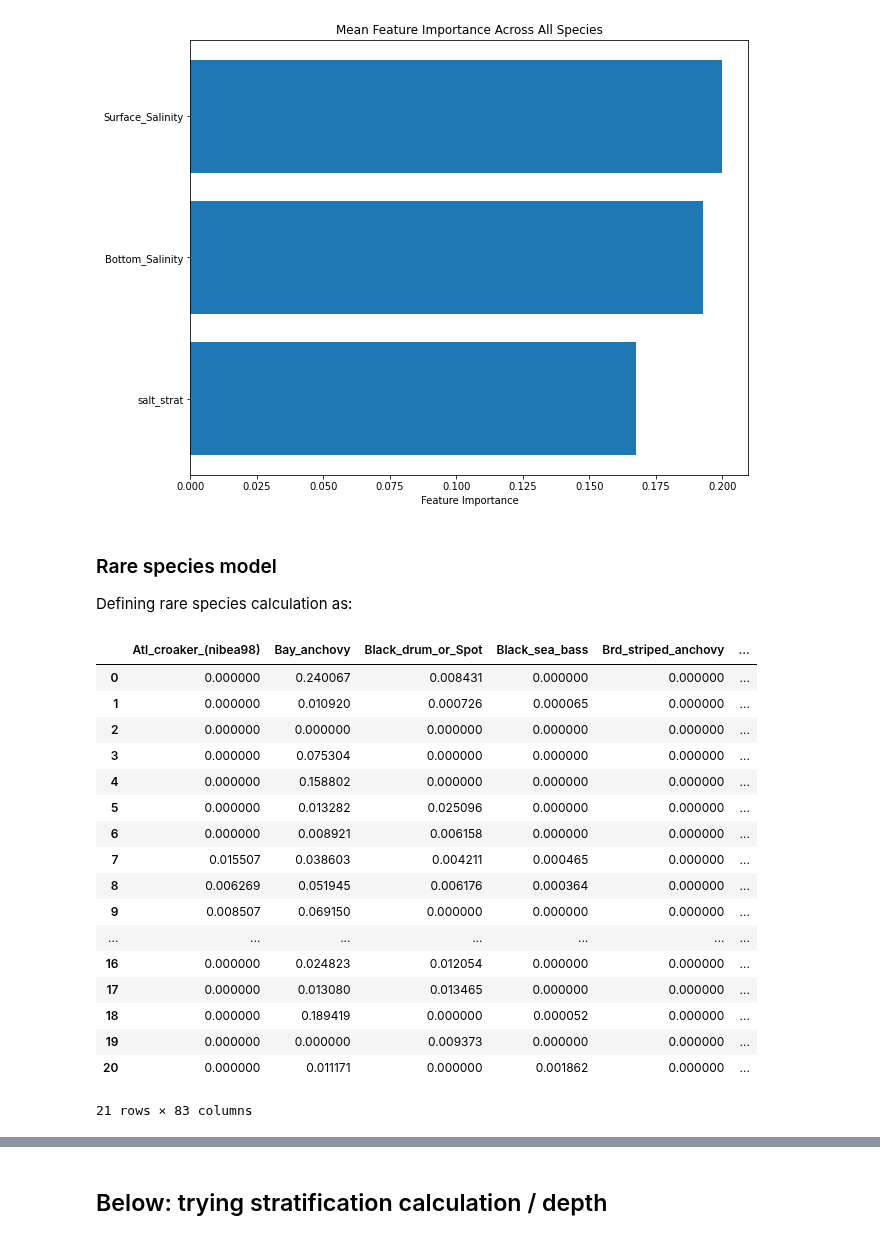
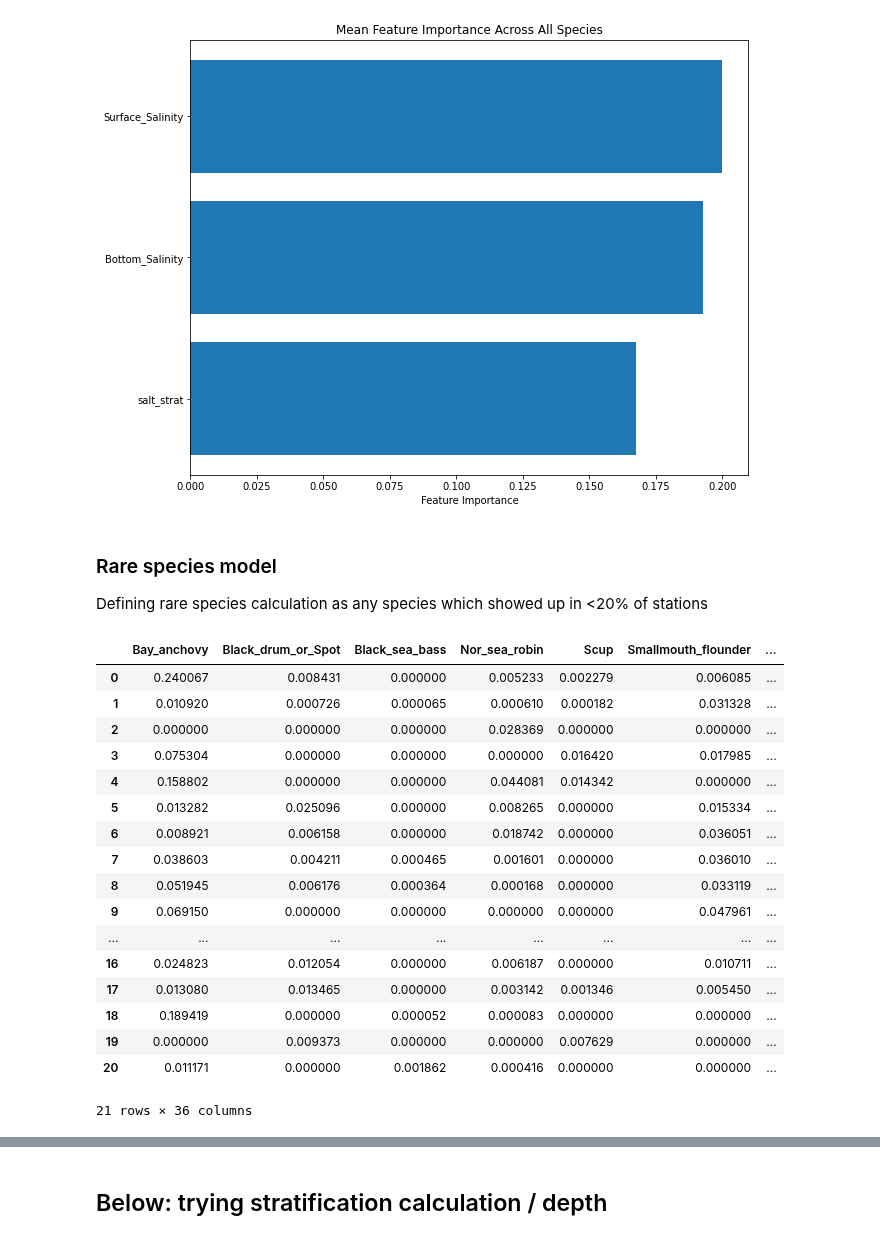
Before and after one commit to henrysun9074/fishics, a Jupyter notebook: models/q2a_doppio.ipynb, the cells around one changed output, grey strips where cells are left out. Saved outputs shown, nothing was run; the diff lists cells and outputs as text; code cells hidden in the pictures.

```diff
--- a/models/q2a_doppio.ipynb
+++ b/models/q2a_doppio.ipynb
@@ -268,25 +268,34 @@ plt.show()
 # %% [markdown]
 ### Rare species model
 
-Defining rare species calculation as:
+Defining rare species calculation as any species which showed up in <20% of stations
-# %%
-ml_df
-# %% [output]
-|  | Atl_croaker_(nibea98) | Bay_anchovy | Black_drum_or_Spot | Black_sea_bass | Brd_striped_anchovy | ... |
-| 0 | 0.000000 | 0.240067 | 0.008431 | 0.000000 | 0.000000 | ... |
-| 1 | 0.000000 | 0.010920 | 0.000726 | 0.000065 | 0.000000 | ... |
-| 2 | 0.000000 | 0.000000 | 0.000000 | 0.000000 | 0.000000 | ... |
-| 3 | 0.000000 | 0.075304 | 0.000000 | 0.000000 | 0.000000 | ... |
-| 4 | 0.000000 | 0.158802 | 0.000000 | 0.000000 | 0.000000 | ... |
-| 5 | 0.000000 | 0.013282 | 0.025096 | 0.000000 | 0.000000 | ... |
-| 6 | 0.000000 | 0.008921 | 0.006158 | 0.000000 | 0.000000 | ... |
-| 7 | 0.015507 | 0.038603 | 0.004211 | 0.000465 | 0.000000 | ... |
-| 8 | 0.006269 | 0.051945 | 0.006176 | 0.000364 | 0.000000 | ... |
-| 9 | 0.008507 | 0.069150 | 0.000000 | 0.000000 | 0.000000 | ... |
-| ... | ... | ... | ... | ... | ... | ... |
-| 16 | 0.000000 | 0.024823 | 0.012054 | 0.000000 | 0.000000 | ... |
-| 17 | 0.000000 | 0.013080 | 0.013465 | 0.000000 | 0.000000 | ... |
-| 18 | 0.000000 | 0.189419 | 0.000000 | 0.000052 | 0.000000 | ... |
-| 19 | 0.000000 | 0.000000 | 0.009373 | 0.000000 | 0.000000 | ... |
-| 20 | 0.000000 | 0.011171 | 0.000000 | 0.001862 | 0.000000 | ... |
-21 rows × 83 columns
+# %%
+threshold = len(ml_df) * 0.2
+
+# Count the non-zero occurrences of each species
+species_columns = ml_df.columns[:-10]  # Adjust the slice to exclude non-species columns if needed
+species_counts = (ml_df[species_columns] > 0).sum()
+filtered_species = species_counts[species_counts >= threshold].index
+filtered_df = ml_df[filtered_species]
+non_species_columns = df.columns[-10:]  # Adjust this if the non-species columns are at the end
+filtered_df = pd.concat([filtered_df, df[non_species_columns]], axis=1)
+filtered_df
+# %% [output]
+|  | Bay_anchovy | Black_drum_or_Spot | Black_sea_bass | Nor_sea_robin | Scup | Smallmouth_flounder | ... |
+| 0 | 0.240067 | 0.008431 | 0.000000 | 0.005233 | 0.002279 | 0.006085 | ... |
+| 1 | 0.010920 | 0.000726 | 0.000065 | 0.000610 | 0.000182 | 0.031328 | ... |
+| 2 | 0.000000 | 0.000000 | 0.000000 | 0.028369 | 0.000000 | 0.000000 | ... |
+| 3 | 0.075304 | 0.000000 | 0.000000 | 0.000000 | 0.016420 | 0.017985 | ... |
+| 4 | 0.158802 | 0.000000 | 0.000000 | 0.044081 | 0.014342 | 0.000000 | ... |
+| 5 | 0.013282 | 0.025096 | 0.000000 | 0.008265 | 0.000000 | 0.015334 | ... |
+| 6 | 0.008921 | 0.006158 | 0.000000 | 0.018742 | 0.000000 | 0.036051 | ... |
+| 7 | 0.038603 | 0.004211 | 0.000465 | 0.001601 | 0.000000 | 0.036010 | ... |
+| 8 | 0.051945 | 0.006176 | 0.000364 | 0.000168 | 0.000000 | 0.033119 | ... |
+| 9 | 0.069150 | 0.000000 | 0.000000 | 0.000000 | 0.000000 | 0.047961 | ... |
+| ... | ... | ... | ... | ... | ... | ... | ... |
+| 16 | 0.024823 | 0.012054 | 0.000000 | 0.006187 | 0.000000 | 0.010711 | ... |
+| 17 | 0.013080 | 0.013465 | 0.000000 | 0.003142 | 0.001346 | 0.005450 | ... |
+| 18 | 0.189419 | 0.000000 | 0.000052 | 0.000083 | 0.000000 | 0.000000 | ... |
+| 19 | 0.000000 | 0.009373 | 0.000000 | 0.000000 | 0.007629 | 0.000000 | ... |
+| 20 | 0.011171 | 0.000000 | 0.001862 | 0.000416 | 0.000000 | 0.000000 | ... |
+21 rows × 36 columns
```
Also changed, not shown: parts of 3 cells of this notebook.
